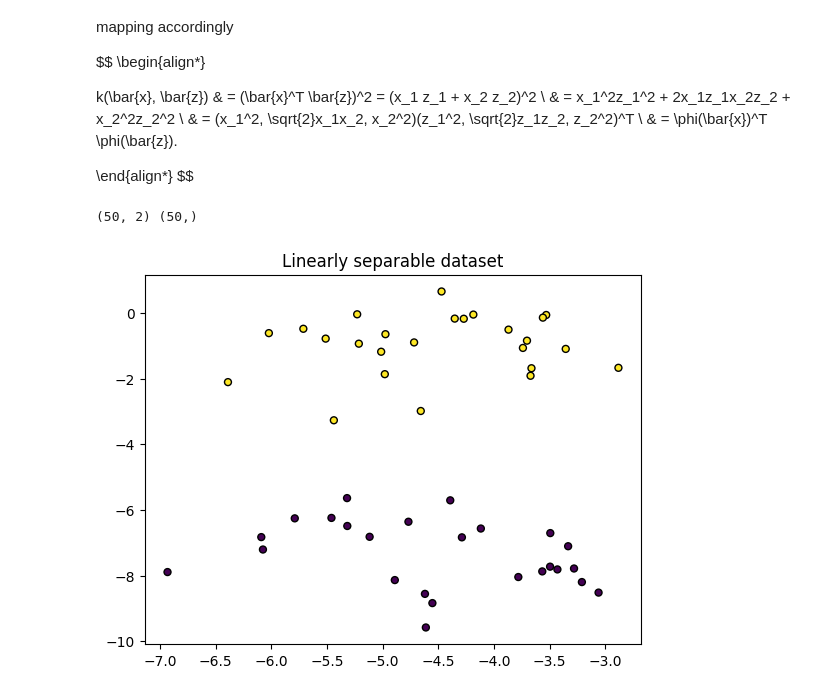
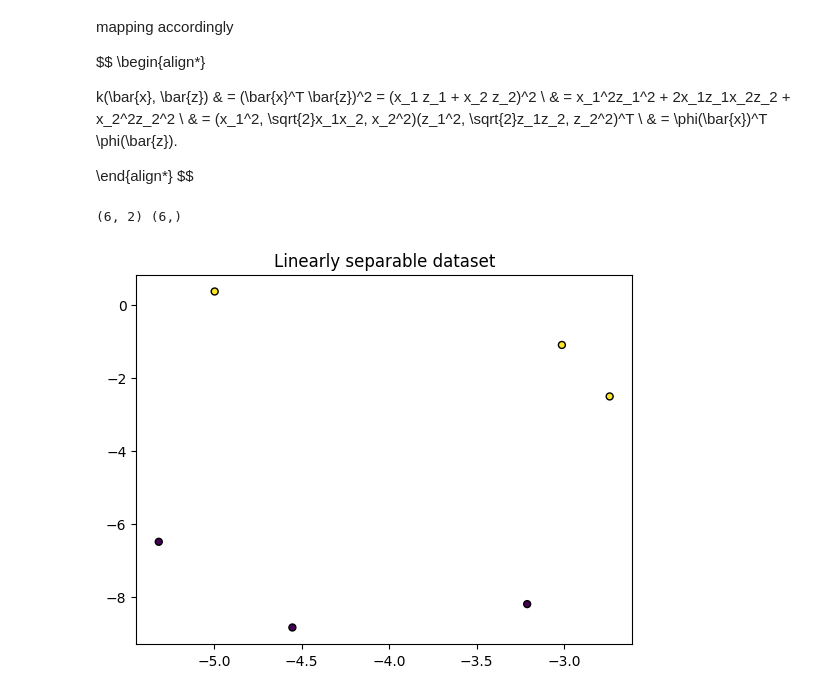
Before and after one commit to wilhelmagren/bmrf, a Jupyter notebook: svm/SVM.ipynb, the cells around one changed output. Drawn from its saved outputs; the diff is of its cells as text; code cells hidden in the pictures.

```diff
--- a/svm/SVM.ipynb
+++ b/svm/SVM.ipynb
@@ -223,15 +223,15 @@ $$
 # %%
 import numpy as np
 import matplotlib.pyplot as plt
 from sklearn.datasets import make_blobs
 
-X, y = make_blobs(n_samples=50, centers=2, n_features=2, random_state=1337)
+X, y = make_blobs(n_samples=6, centers=2, n_features=2, random_state=1337)
 print(X.shape, y.shape)
 
 plt.title("Linearly separable dataset")
 plt.scatter(X[:, 0], X[:, 1], marker="o", c=y, s=25, edgecolor="k")
 plt.show()
 # %% [output]
-(50, 2) (50,)
+(6, 2) (6,)
-[figure, old version]
+[figure, new version]
 # %%
```
Also changed, not shown: parts of 2 cells of this notebook.
